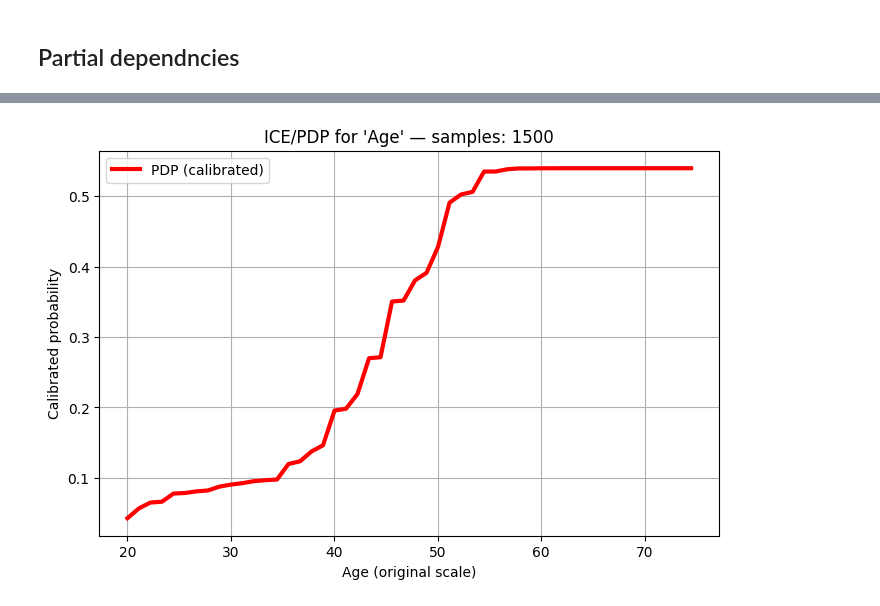
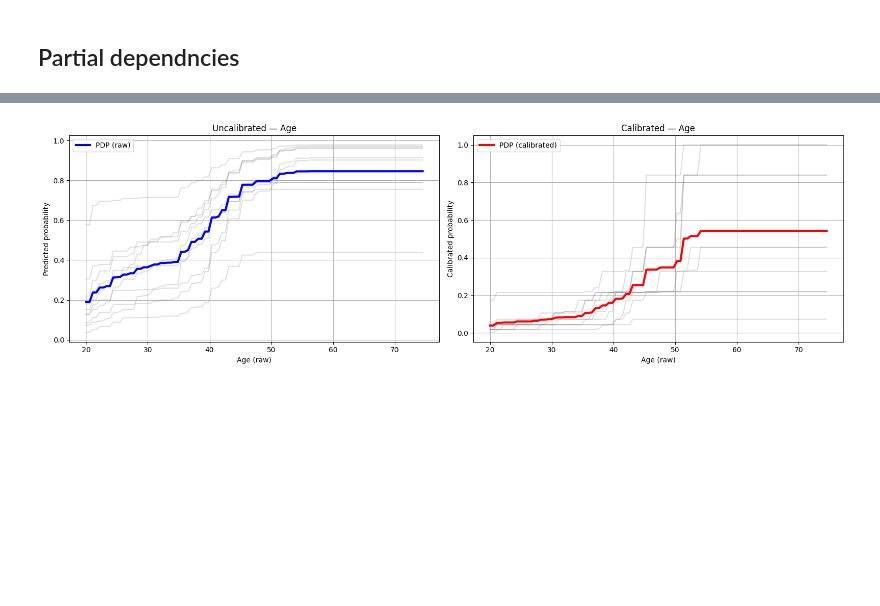
Before and after one commit to ArnauFabregat/probability_estimation, a Jupyter notebook: notebooks/bank_churn/xgboost.ipynb, the cells around one changed output, grey strips where cells are left out. Drawn from its saved outputs; the diff is of its cells as text; code cells hidden in the pictures; blank space fills up the shorter version.

```diff
--- a/notebooks/bank_churn/xgboost.ipynb
+++ b/notebooks/bank_churn/xgboost.ipynb
@@ -273,15 +211,14 @@ ice_age = ice_pdp_plot_xgb_or_nn(
-# %%
-ice_age = ice_pdp_plot_xgb_or_nn(
-    model=model,
-    X_raw=x_test.values,
-    X_std=x_test.values,
-    feature_name=FEATURE_NAME,
-    all_vars=all_vars,
-    mode=MODE,
-    num_points=50,
-    n_samples=None,
-    calibrator=cal,
-    plot_calibrated=True,
-)
-# %% [output]
-[figure, removed]
+# %%
+out = ice_pdp_plot(
+    model=model,
+    X_raw=x_test.values,
+    X_std=x_test.values,
+    feature_name=FEATURE_NAME,
+    all_vars=all_vars,
+    num_points=100,
+    n_samples=10,
+    calibrator=cal,
+    model_input_space="raw",
+)
+# %% [output]
+[figure, added]
```
Also changed, not shown: parts of 8 cells of this notebook, 2 other files.
